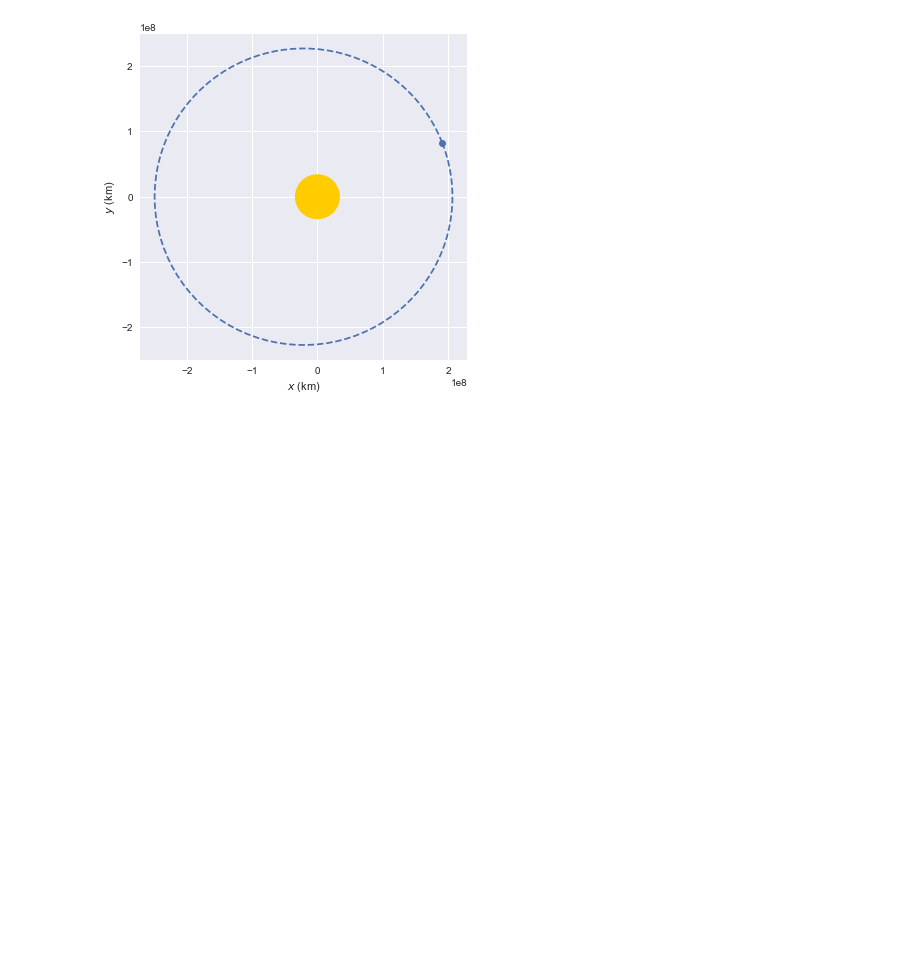
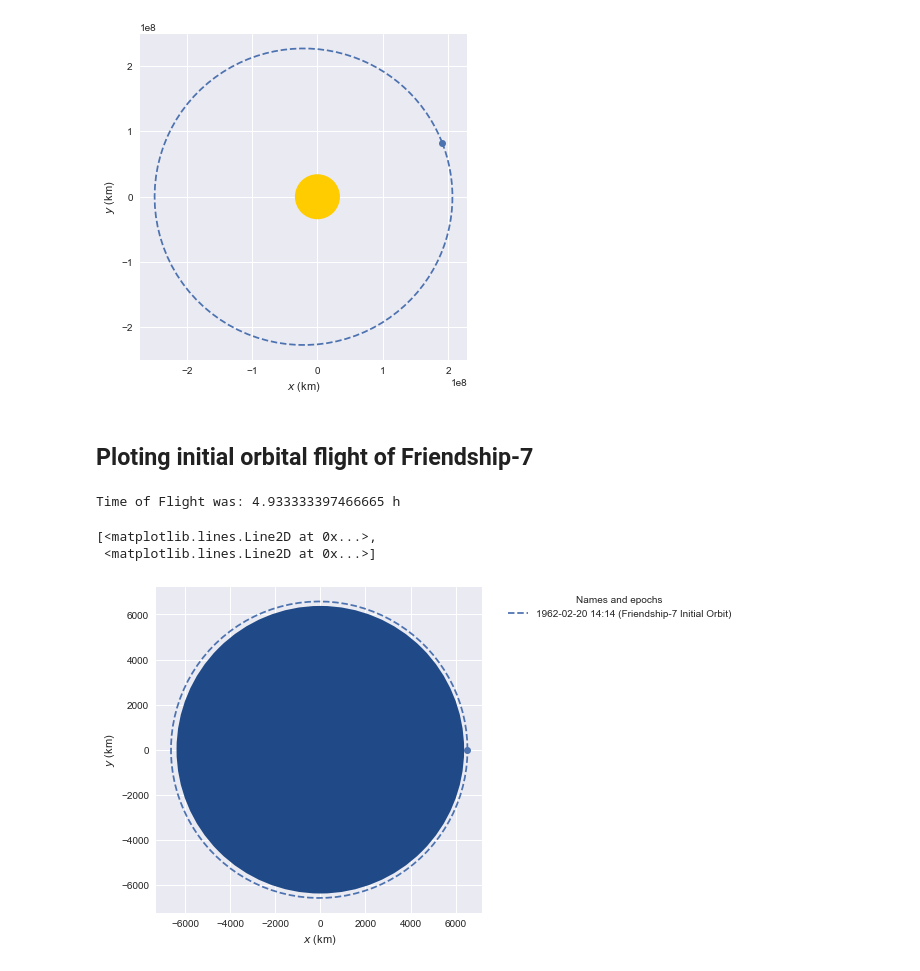
Before and after one commit to cindylchin/Friendship7-3D-Visualization, a Jupyter notebook: Friendship 7 modelling with Python.ipynb, the cells around one changed output. Drawn from its saved outputs; the diff is of its cells as text; code cells hidden in the pictures; blank space fills up the shorter version.

Commit message:
addition of real flight data

```diff
--- a/Friendship 7 modelling with Python.ipynb
+++ b/Friendship 7 modelling with Python.ipynb
@@ -103,3 +101,48 @@ plot(orb_kep)
 [<matplotlib.lines.Line2D at 0x...>,
  <matplotlib.lines.Line2D at 0x...>]
 [figure]
+# %% [markdown]
+## Ploting initial orbital flight of Friendship-7
+# %%
+import matplotlib.pyplot as plt
+plt.ion()
+
+from astropy import time
+from astropy import units as u
+
+from poliastro.bodies import Sun, Earth, Jupiter
+from poliastro.twobody import Orbit
+from poliastro.plotting import plot, OrbitPlotter3D
+from poliastro import iod
+from poliastro.util import norm
+import matplotlib.pyplot as plt
+
+# Perigee = 149 km
+# Apogee = 248 km
+# Inclination = 32.5 degrees
+# Period = 88.47 Minutes
+
+date_Launch = time.Time("1962-02-20 14:47", scale = 'utc')
+date_land = time.Time("1962-02-20 19:43", scale = 'utc')
+tof = date_land - date_Launch
+
+print("Time of Flight was: " + str(tof.to(u.h)))
+
+r_per = Earth.R + 149 * u.km
+r_apo = Earth.R + 248 * u.km
+inc = 32.5 *u.deg
+
+a_parking = (r_per + r_apo) / 2
+ecc_parking = 1 - r_per / a_parking
+
+parking = Orbit.from_classical(Earth, a_parking, ecc_parking,
+                               inc, 0 * u.deg, 0 * u.deg, 0 * u.deg,  # We don't mind
+                               date_Launch)
+# %% [output]
+Time of Flight was: 4.933333397466665 h
+# %%
+plot(parking,label="Friendship-7 Initial Orbit")
+# %% [output]
+[<matplotlib.lines.Line2D at 0x...>,
+ <matplotlib.lines.Line2D at 0x...>]
+[figure, added]
```
Also changed, not shown: parts of 1 cell of this notebook.
